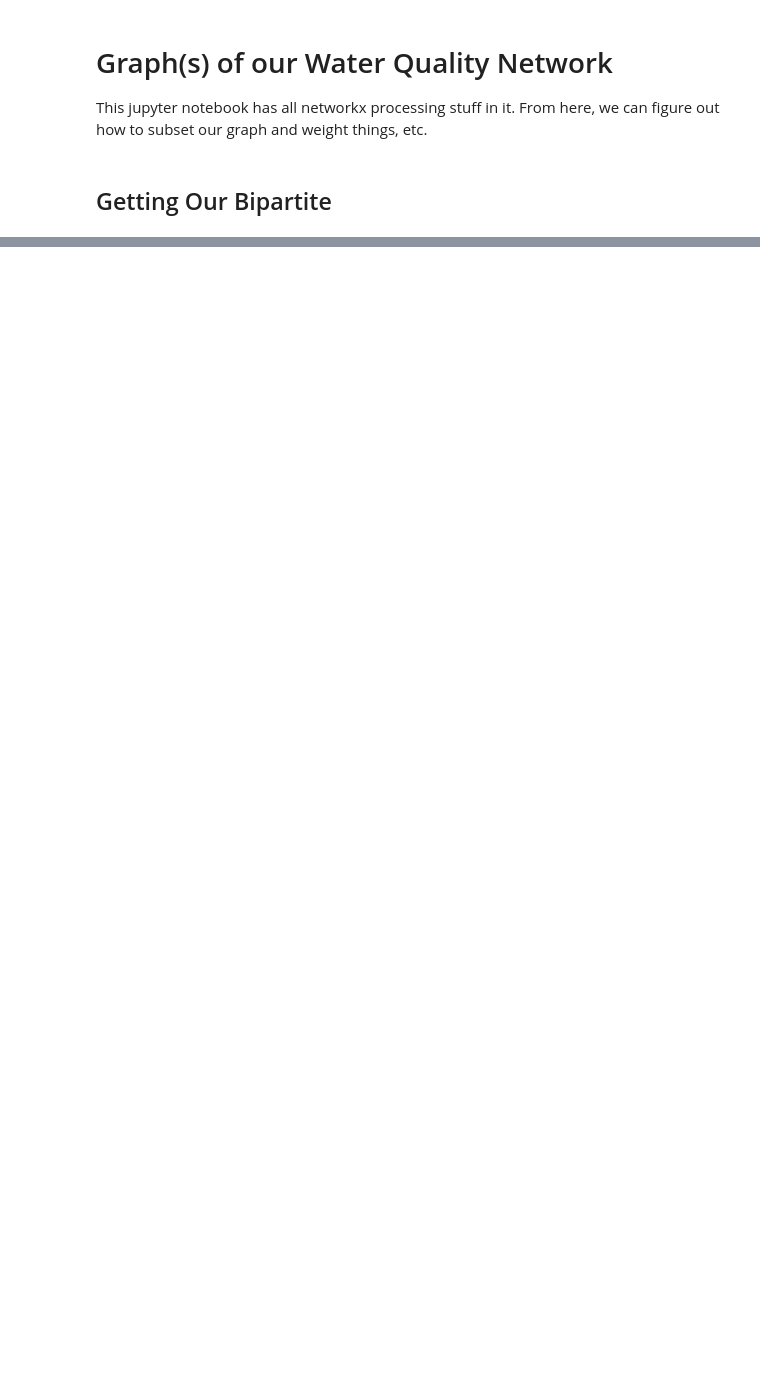
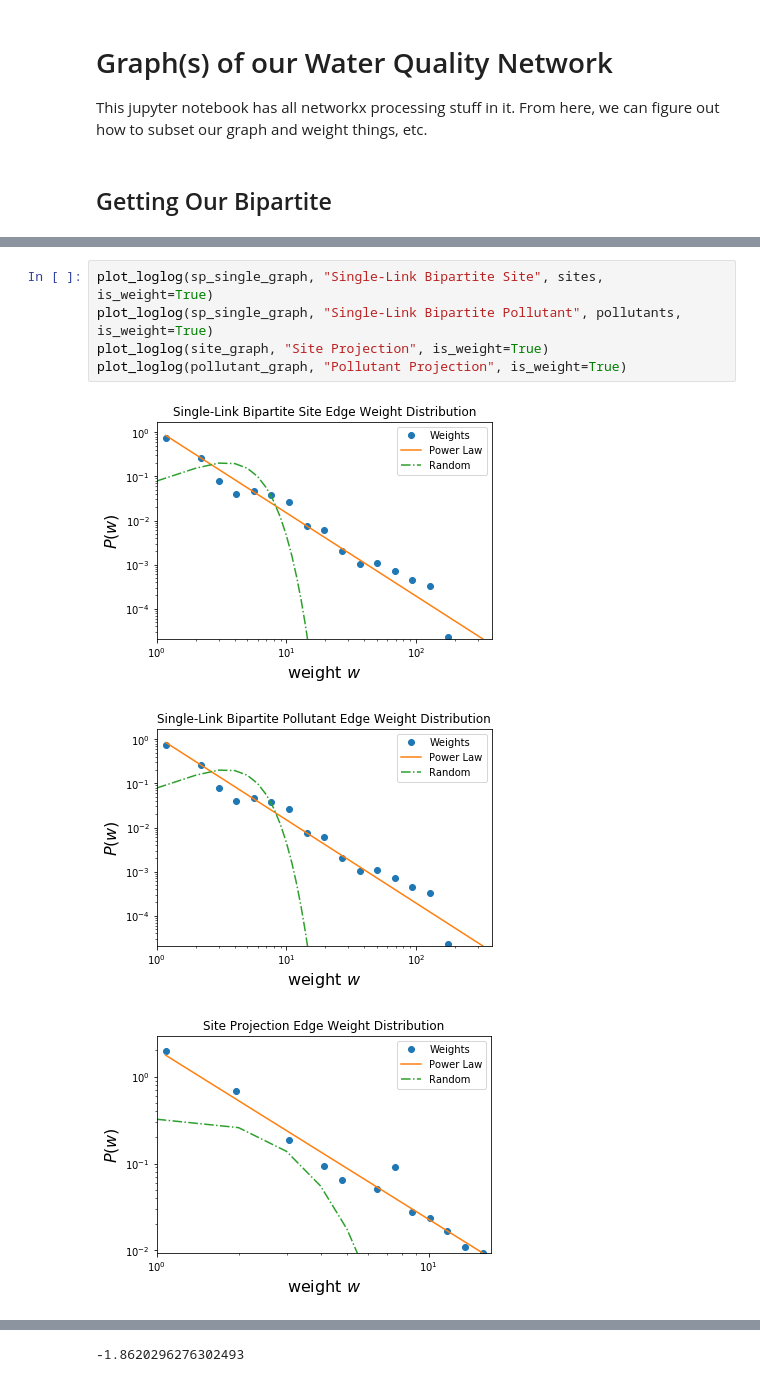
Before and after one commit to afly6899/Network_Science_Project, a Jupyter notebook: Graphing the Networks.ipynb, the cells around one changed output, grey strips where cells are left out. Drawn from its saved outputs; the diff is of its cells as text; blank space fills up the shorter version.

```diff
--- a/Graphing the Networks.ipynb
+++ b/Graphing the Networks.ipynb
@@ -666,0 +157,9 @@ plt.show()
+# %%
+plot_loglog(sp_single_graph, "Single-Link Bipartite Site", sites, is_weight=True)
+plot_loglog(sp_single_graph, "Single-Link Bipartite Pollutant", pollutants, is_weight=True)
+plot_loglog(site_graph, "Site Projection", is_weight=True)
+plot_loglog(pollutant_graph, "Pollutant Projection", is_weight=True)
+# %% [output]
+[figure, added]
+[figure, added]
+[figure, added]
@@ -666,0 +167 @@ plt.show()
+-1.8620296276302493
```
Also changed, not shown: parts of 111 cells of this notebook, 3 other files.
